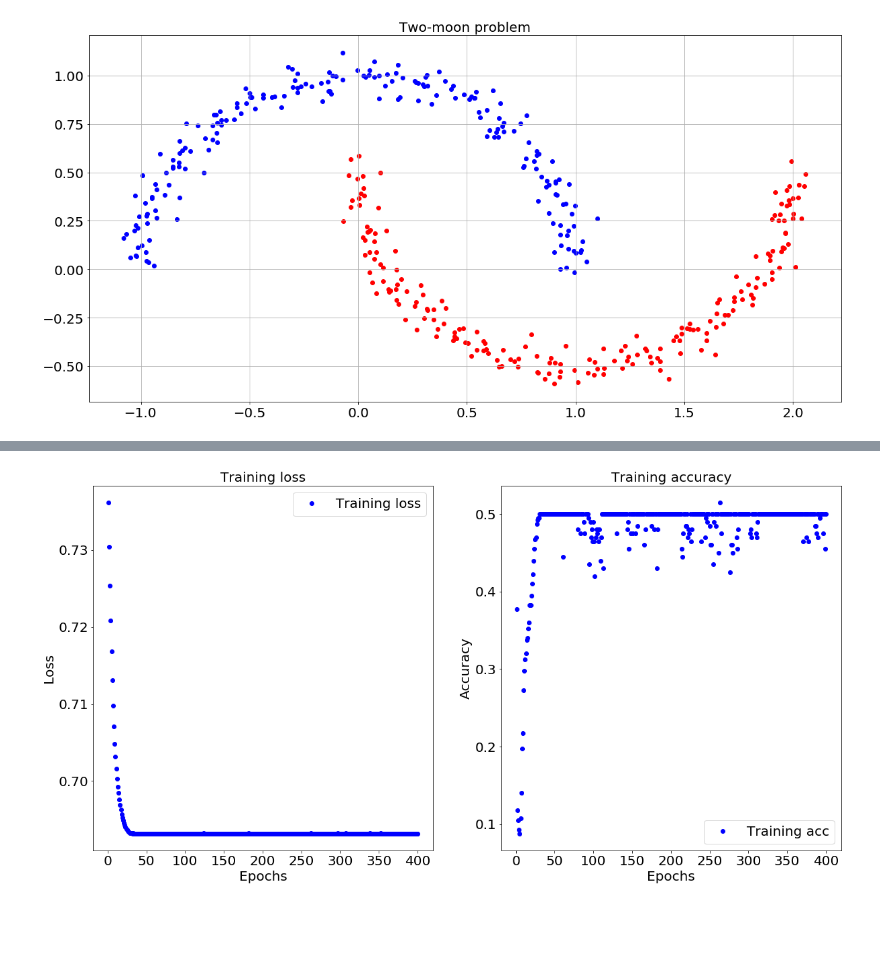
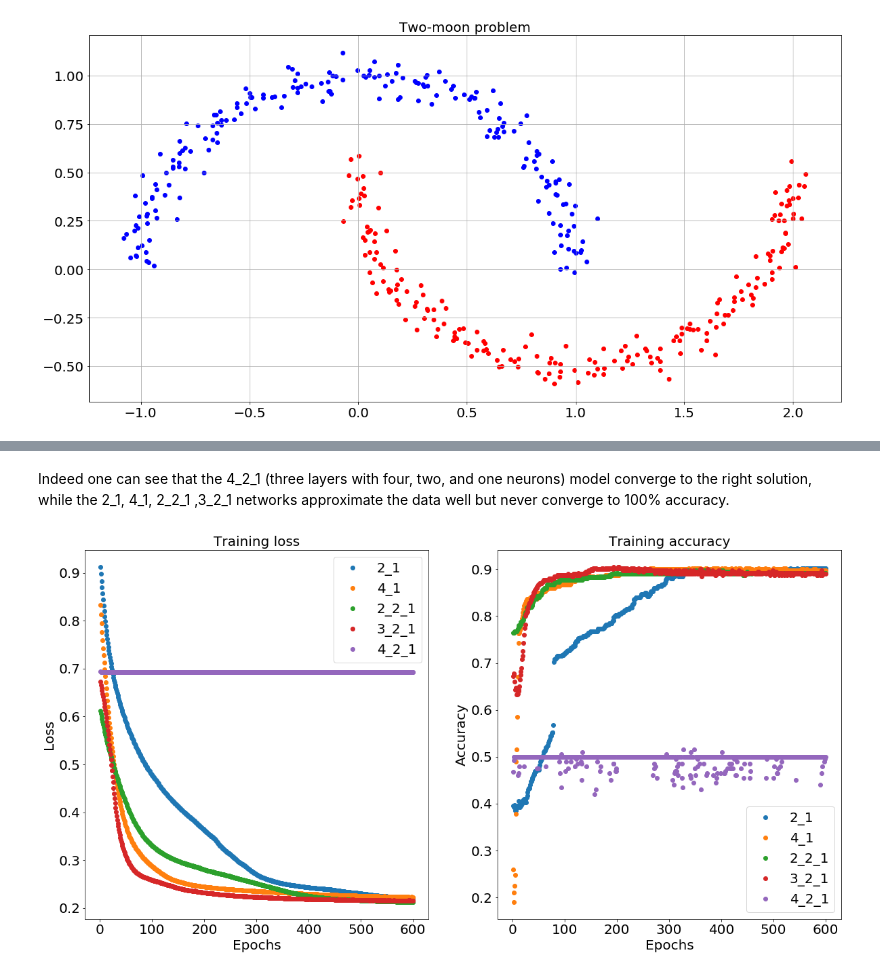
Before and after one commit to naftalic/academicpages.github.io, a Jupyter notebook: notebooks/xor.ipynb, the cells around one changed output, grey strips where cells are left out. Cells and saved outputs as stored; diff of their text form; code cells hidden in the pictures; blank space fills up the shorter version.

```diff
--- a/notebooks/xor.ipynb
+++ b/notebooks/xor.ipynb
@@ -177,37 +429,39 @@ Epoch 400/400
+# %% [markdown]
+Indeed one can see that the 4_2_1 (three layers with four, two, and one neurons) model converge to the right solution, while the 2_1, 4_1, 2_2_1 ,3_2_1 networks approximate the data well but never converge to 100% accuracy.
 # %%
-history_dict = history.history
-history_dict.keys()
+plt.figure(figsize=(20,10))
+plt.subplot(121)
+loss_values = history_dict_21['loss']
+epochs = range(1, len(loss_values) + 1)
+plt.plot(epochs, history_dict_21['loss'], 'o', label='Training loss')
+plt.plot(epochs, history_dict_41['loss'], 'o', label='Training loss')
+plt.plot(epochs, history_dict_221['loss'], 'o', label='Training loss')
+plt.plot(epochs, history_dict_321['loss'], 'o', label='Training loss')
+plt.plot(epochs, history_dict_421['loss'], 'o', label='Training loss')
 
-import matplotlib.pyplot as plt
-
-plt.figure(figsize=(20,10))
-
-plt.subplot(121)
-loss_values = history_dict['loss']
-#val_loss_values = history_dict['val_loss']
-epochs = range(1, len(loss_values) + 1)
-plt.plot(epochs, loss_values, 'bo', label='Training loss')
-#plt.plot(epochs, val_loss_values, 'b', label='Validation loss')
 plt.title('Training loss',fontsize=20)
 plt.xlabel('Epochs',fontsize=20)
 plt.ylabel('Loss',fontsize=20)
-plt.legend(fontsize=20)
+plt.legend(['2_1','4_1','2_2_1','3_2_1','4_2_1'],fontsize=20)
 plt.xticks(fontsize=20)
 plt.yticks(fontsize=20)
 
 
 plt.subplot(122)
-acc_values = history_dict['acc']
-#val_acc_values = history_dict['val_acc']
+acc_values = history_dict_21['loss']
 epochs = range(1, len(loss_values) + 1)
-plt.plot(epochs, acc_values, 'bo', label='Training acc')
-#plt.plot(epochs, val_acc_values, 'b', label='Validation acc')
+plt.plot(epochs, history_dict_21['acc'], 'o', label='Training loss')
+plt.plot(epochs, history_dict_41['acc'], 'o', label='Training loss')
+plt.plot(epochs, history_dict_221['acc'], 'o', label='Training loss')
+plt.plot(epochs, history_dict_321['acc'], 'o', label='Training loss')
+plt.plot(epochs, history_dict_421['acc'], 'o', label='Training loss')
+
 plt.title('Training accuracy',fontsize=20)
 plt.xlabel('Epochs',fontsize=20)
 plt.ylabel('Accuracy',fontsize=20)
-plt.legend(fontsize=20)
+plt.legend(['2_1','4_1','2_2_1','3_2_1','4_2_1'],fontsize=20)
 plt.xticks(fontsize=20)
 plt.yticks(fontsize=20)
 plt.show()
 # %% [output]
-[figure, old version]
+[figure, new version]
```
Also changed, not shown: parts of 34 cells of this notebook.
